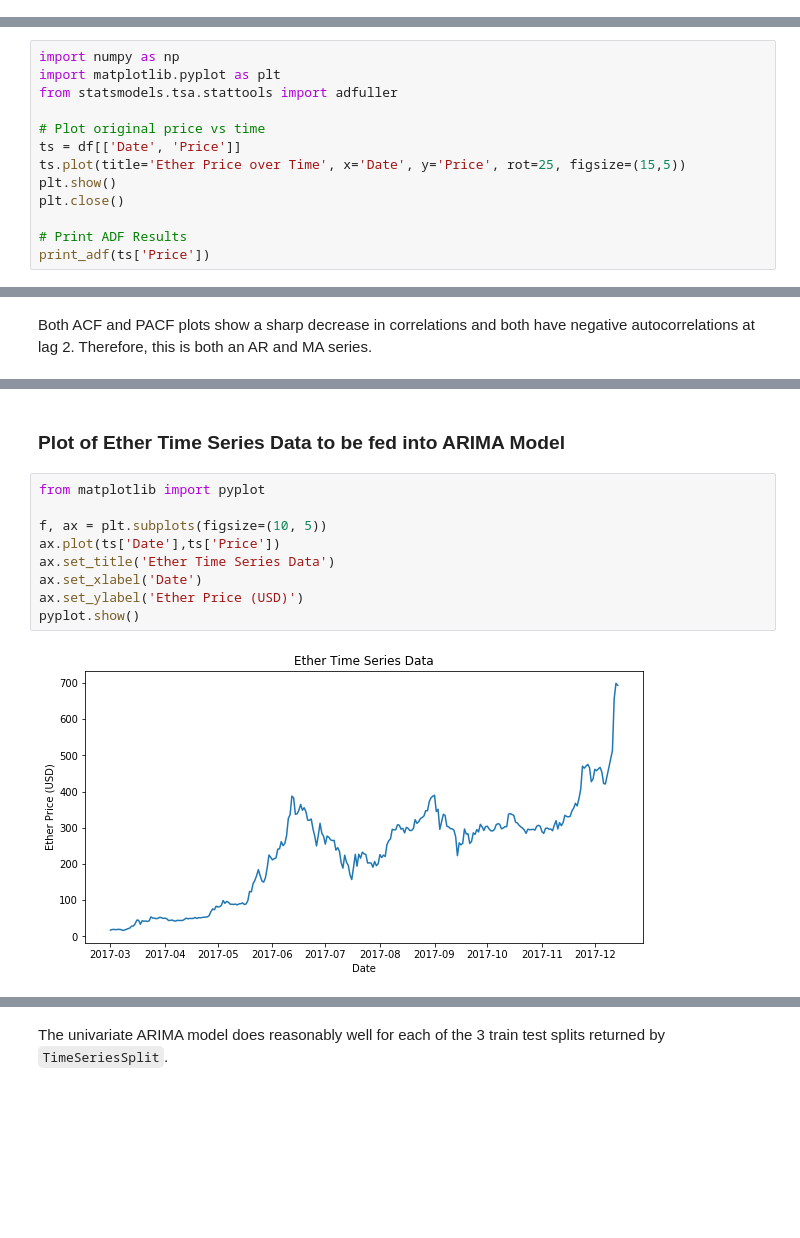
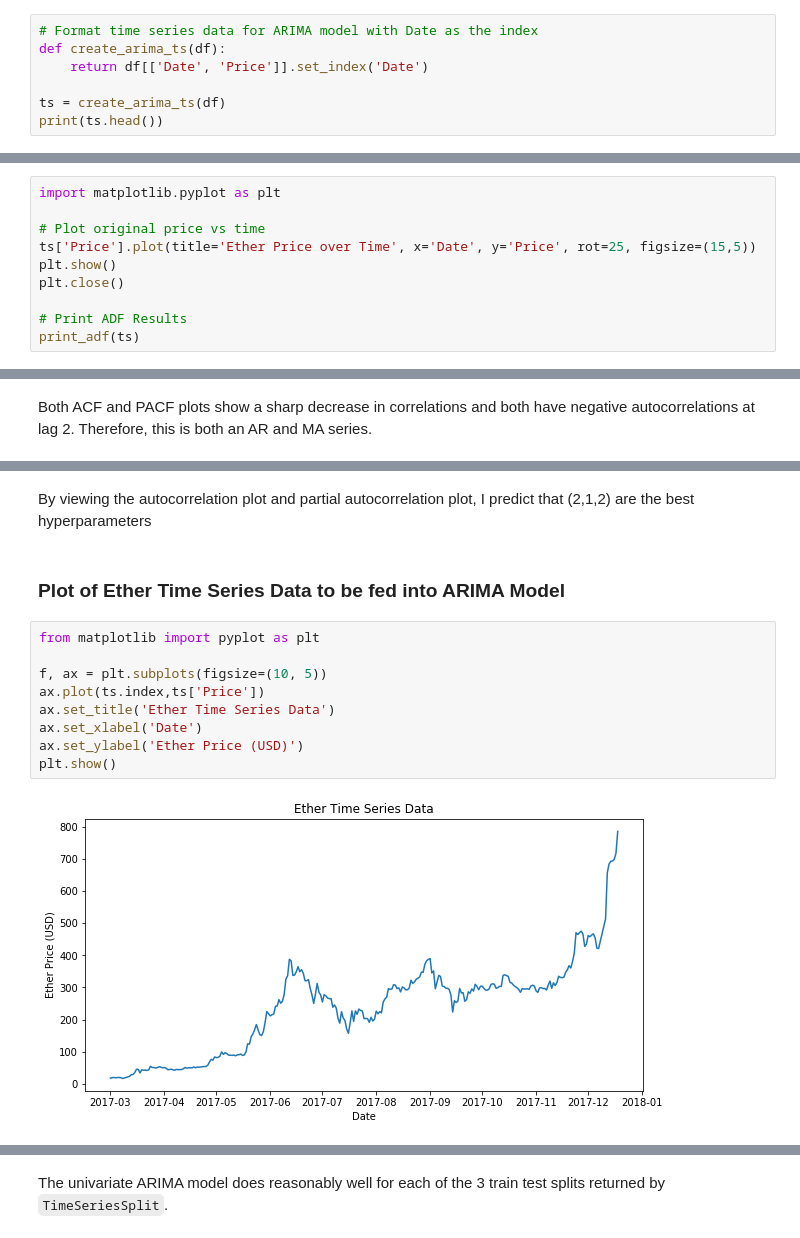
Before and after one commit to Smarker/udacity-ml, a Jupyter notebook: projects/capstone/MLCapstone.ipynb, the cells around one changed output, grey strips where cells are left out. Saved outputs shown, nothing was run; the diff lists cells and outputs as text; blank space fills up the shorter version.

```diff
--- a/projects/capstone/MLCapstone.ipynb
+++ b/projects/capstone/MLCapstone.ipynb
@@ -319,0 +284,7 @@ TODO: actually label with xticks, provide an explanation
+# %%
+# Format time series data for ARIMA model with Date as the index
+def create_arima_ts(df):
+    return df[['Date', 'Price']].set_index('Date')
+
+ts = create_arima_ts(df)
+print(ts.head())
@@ -343,16 +322,13 @@ def print_adf(ts):
 
 On the original time series data, test for stationarity.
 # %%
-import numpy as np
 import matplotlib.pyplot as plt
-from statsmodels.tsa.stattools import adfuller
 
 # Plot original price vs time
-ts = df[['Date', 'Price']]
-ts.plot(title='Ether Price over Time', x='Date', y='Price', rot=25, figsize=(15,5))
+ts['Price'].plot(title='Ether Price over Time', x='Date', y='Price', rot=25, figsize=(15,5))
 plt.show()
 plt.close()
 
 # Print ADF Results
-print_adf(ts['Price'])
+print_adf(ts)
 # %% [output]
@@ -517,14 +415,16 @@ Best ARIMA (2, 1, 2) MSE=62.165
+# %% [markdown]
+By viewing the autocorrelation plot and partial autocorrelation plot, I predict that (2,1,2) are the best hyperparameters
 # %% [markdown]
 ### Plot of Ether Time Series Data to be fed into ARIMA Model
 # %%
-from matplotlib import pyplot
+from matplotlib import pyplot as plt
 
 f, ax = plt.subplots(figsize=(10, 5))
-ax.plot(ts['Date'],ts['Price'])
+ax.plot(ts.index,ts['Price'])
 ax.set_title('Ether Time Series Data')
 ax.set_xlabel('Date')
 ax.set_ylabel('Ether Price (USD)')
-pyplot.show()
+plt.show()
 # %% [output]
-[figure, old version]
+[figure, new version]
 # %% [markdown]
```
Also changed, not shown: parts of 71 cells of this notebook, 3 other files.
